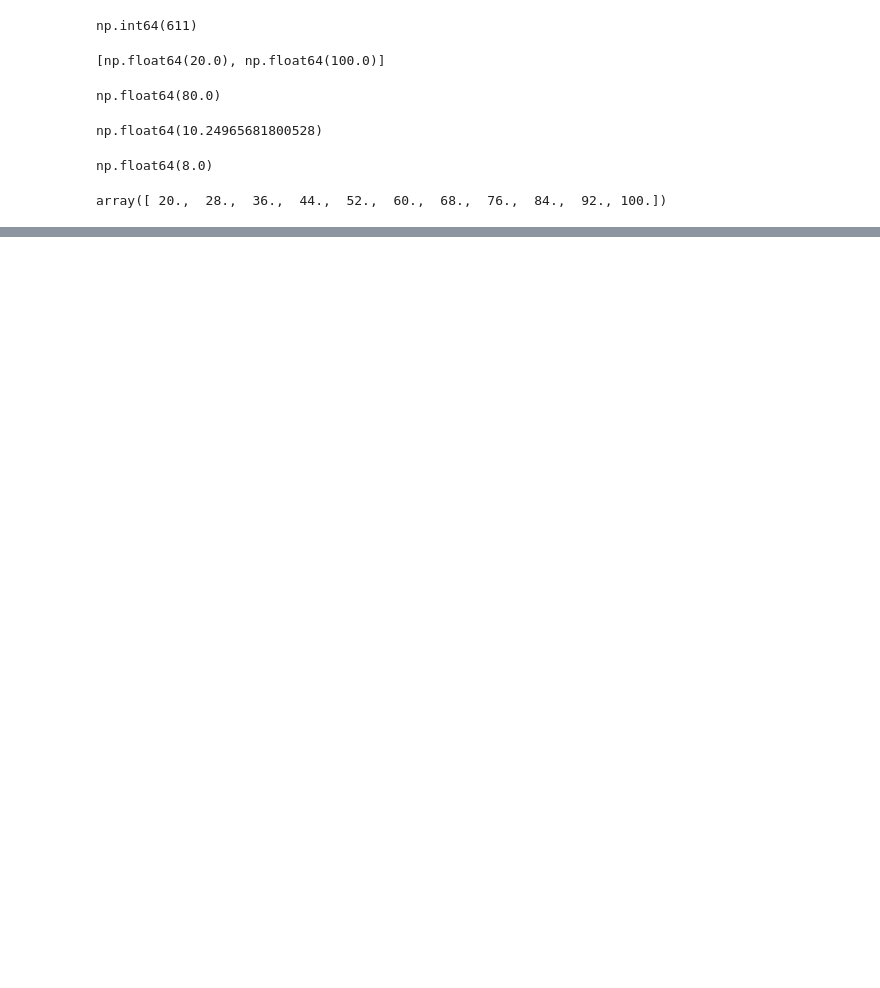
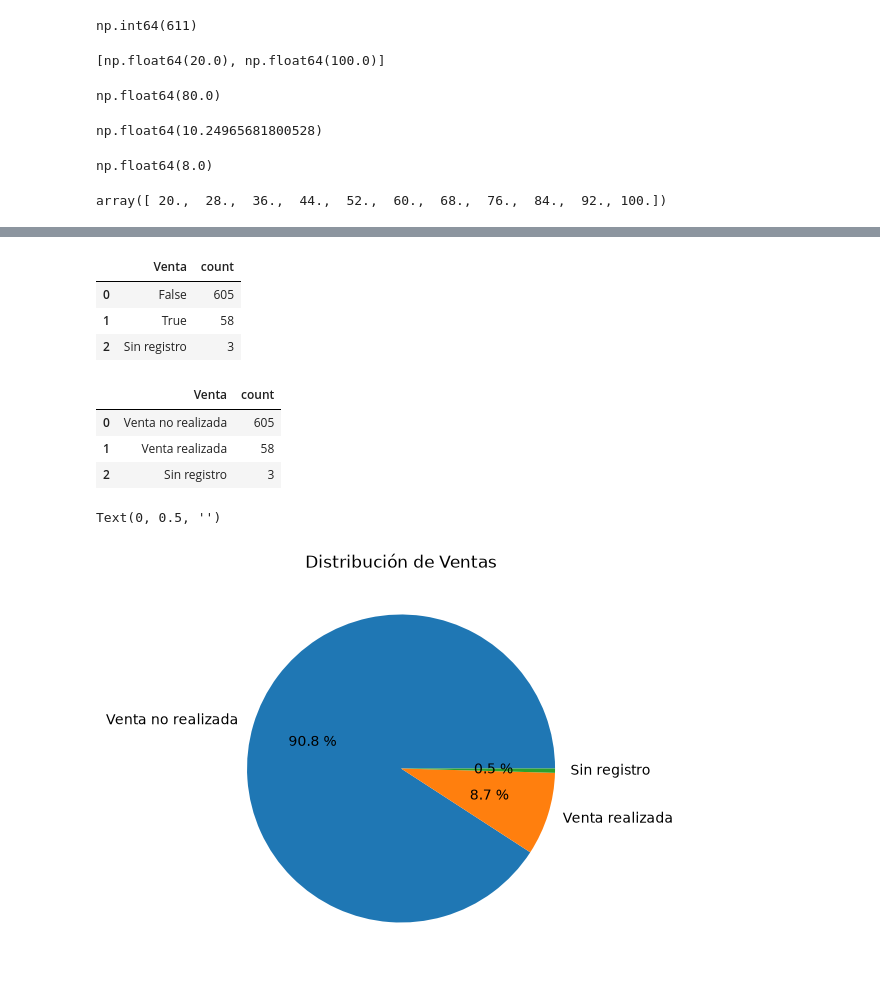
Before and after one commit to Naho179/Extraccion_de_caracteristicas, a Jupyter notebook: 4.2/Citas_digital.ipynb, the cells around one changed output, grey strips where cells are left out. Cells and saved outputs as stored; diff of their text form; code cells hidden in the pictures; blank space fills up the shorter version.

```diff
--- a/4.2/Citas_digital.ipynb
+++ b/4.2/Citas_digital.ipynb
@@ -711,0 +714,38 @@ Text(0, 0.5, 'Frecuencia')
+# %%
+Tabla_freq = df['Venta'].value_counts().reset_index()
+Tabla_freq
+# %% [output]
+|  | Venta | count |
+| 0 | False | 605 |
+| 1 | True | 58 |
+| 2 | Sin registro | 3 |
+# %%
+Venta_grafica = df['Venta'].replace({
+    True: 'Venta realizada',
+    False: 'Venta no realizada',
+    'TRUE': 'Venta realizada',
+    'FALSE': 'Venta no realizada'
+})
+# %%
+Tabla_freq = Venta_grafica.value_counts().reset_index()
+Tabla_freq
+# %% [output]
+|  | Venta | count |
+| 0 | Venta no realizada | 605 |
+| 1 | Venta realizada | 58 |
+| 2 | Sin registro | 3 |
+# %%
+Filtro = Tabla_freq[Tabla_freq['count']>0]
+Filtro_index = Filtro.set_index('Venta')
+# %%
+Filtro_index["count"].plot(
+    kind='pie',
+    figsize=(10,5),
+    autopct="%0.1f %%"
+)
+
+plt.title('Distribución de Ventas')
+plt.ylabel('')
+# %% [output]
+Text(0, 0.5, '')
+[figure, added]
```
Also changed, not shown: parts of 12 cells of this notebook.
